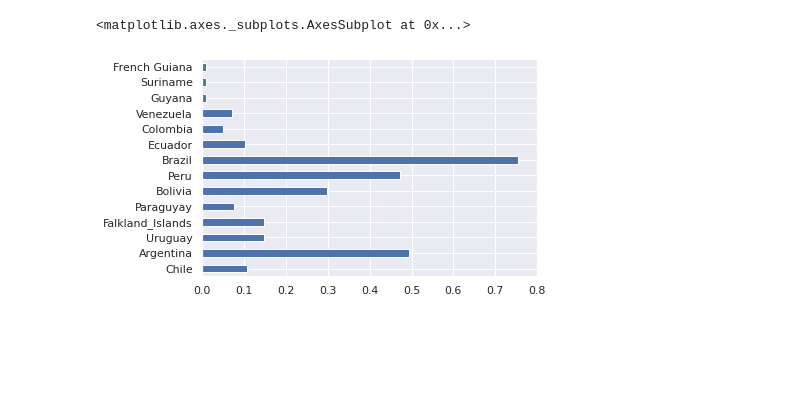
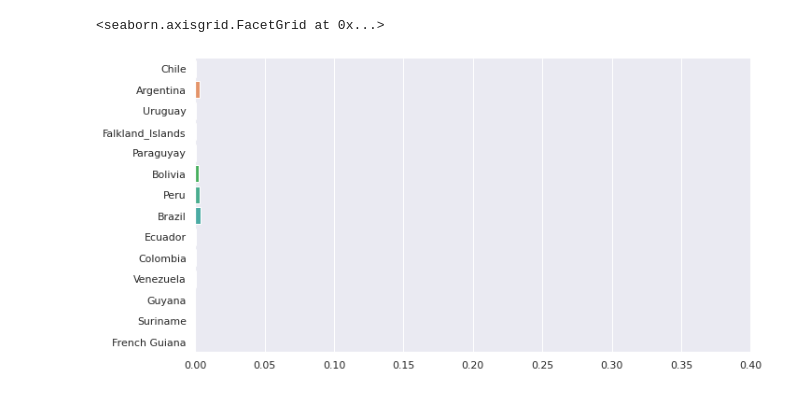
Before and after one commit to oimartin/460, a Jupyter notebook: markov_chain.ipynb, the cells around one changed output. Saved outputs shown, nothing was run; the diff lists cells and outputs as text; code cells hidden in the pictures; blank space fills up the shorter version.

Commit message:
added in x.T and np.linalg.matrix_power(m, t)

```diff
--- a/markov_chain.ipynb
+++ b/markov_chain.ipynb
@@ -36,3 +36,8 @@ countries = ['Chile', 'Argentina', 'Uruguay',
  'Peru', 'Brazil', 'Ecuador',
  'Colombia', 'Venezuela', 'Guyana',
  'Suriname', 'French Guiana']
+# %%
+x = np.zeros((len(countries), 1), dtype=float)
+# %%
+x[0] = 1
+x
@@ -114,22 +122,21 @@ day_2_df
 # %%
-day_3 = np.multiply(m, m, m)
+day_3 = np.dot(x.T, np.linalg.matrix_power(m, 3))
 day_3_df = pd.DataFrame(day_3)
 
 day_3_df = day_3_df.rename(columns={
     0:'Chile', 1:'Argentina', 2: 'Uruguay',
     3:'Falkland_Islands', 4:'Paraguyay', 5:'Bolivia',
     6:'Peru', 7:'Brazil', 8:'Ecuador',
     9:'Colombia', 10:'Venezuela', 11:'Guyana',
     12:'Suriname', 13:'French Guiana'})
 
-day_3_df['countries'] = countries
-day_3_df = day_3_df.set_index('countries')
-
 sns.set_theme(style='darkgrid')
-day_3_df.iloc[[0,1,2,3,4,5,6,7,8,9]].sum().plot.barh(xlim=(0,0.8))
+g = sns.catplot(data=day_3_df, kind='bar', height=5,
+                aspect=2, orient='h')
+g.set(xlim=(0, 0.4))
 # %% [output]
-<matplotlib.axes._subplots.AxesSubplot at 0x...>
+<seaborn.axisgrid.FacetGrid at 0x...>
-[figure, old version]
+[figure, new version]
 # %%
 day_3_df
 # %% [output]
```
Also changed, not shown: parts of 6 cells of this notebook.
